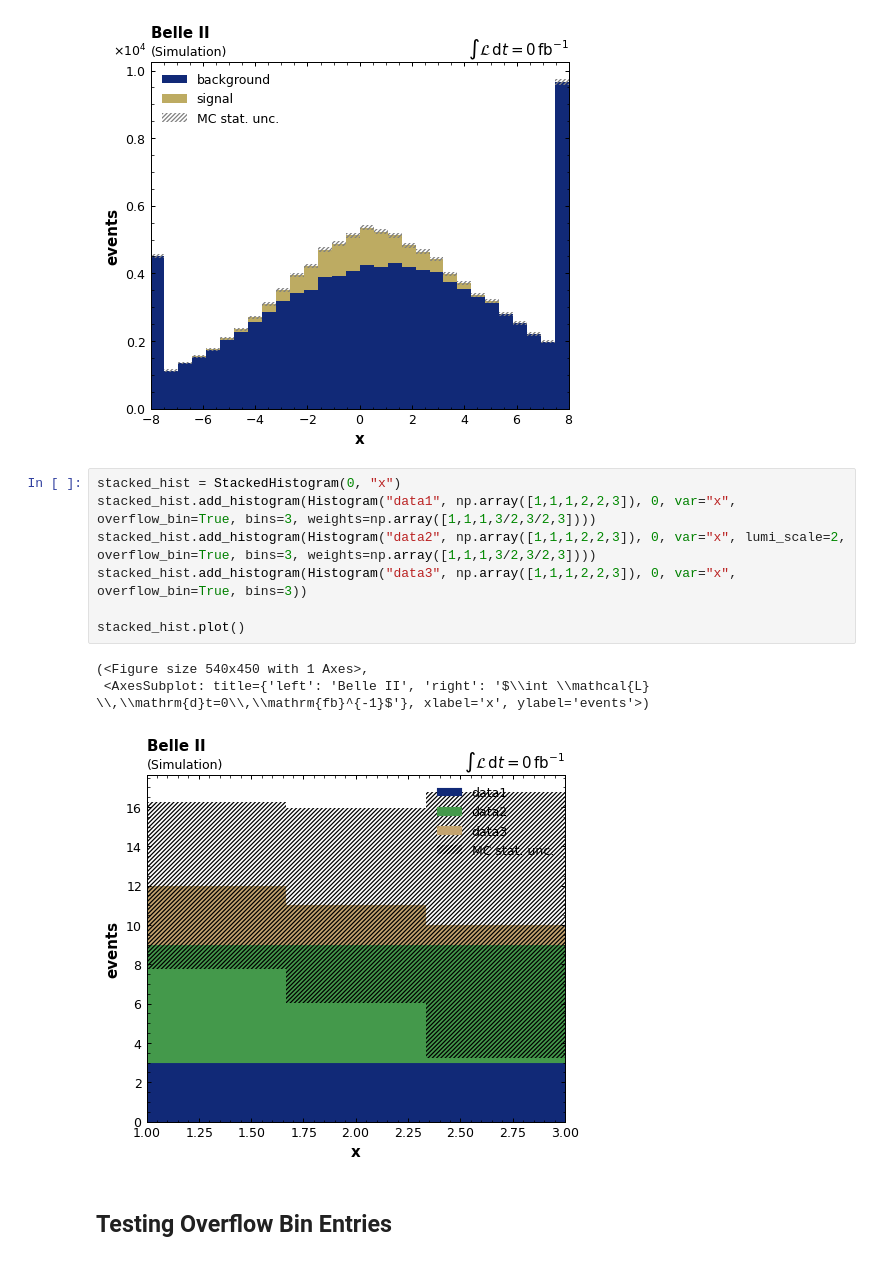
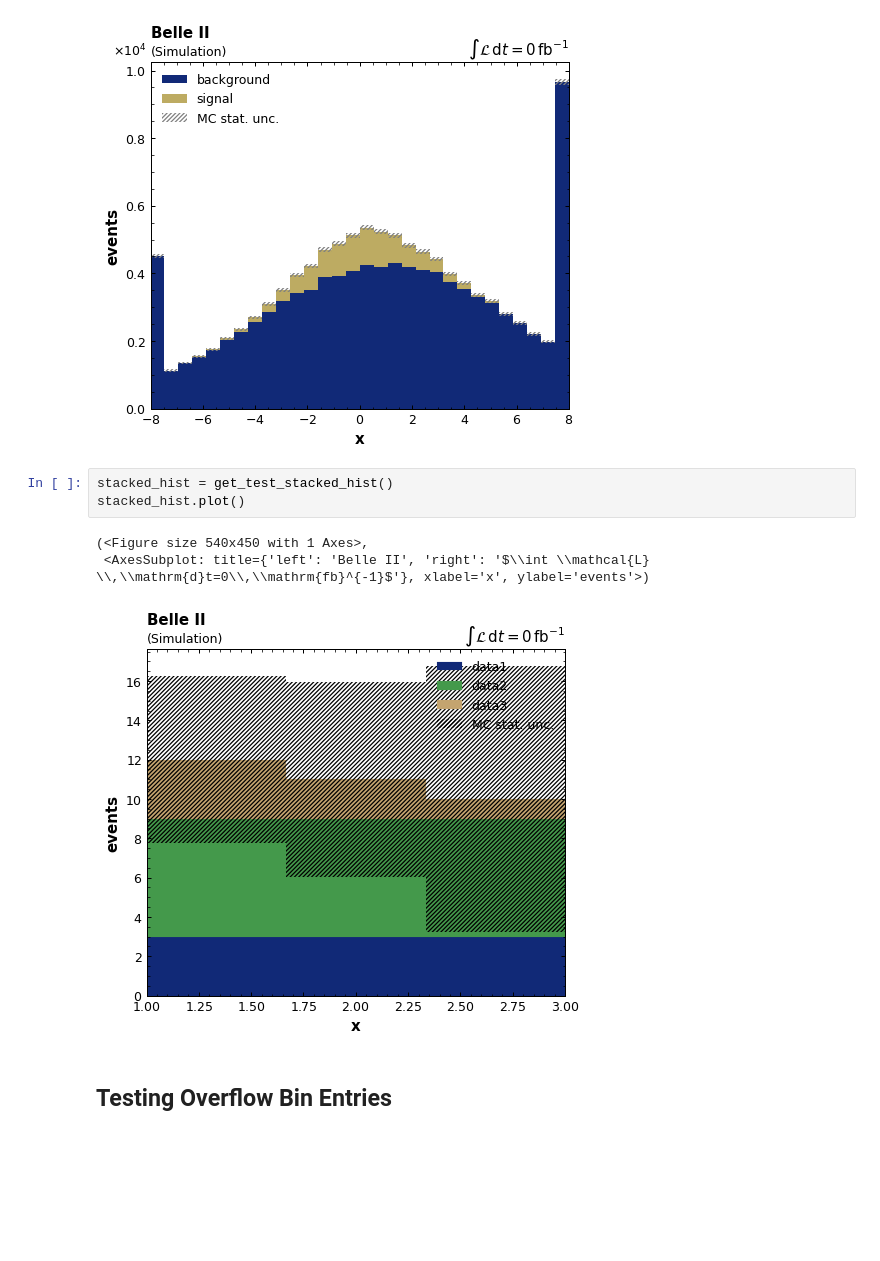
Before and after one commit to anselm-baur/b2analysis, a Jupyter notebook: examples/stacked_histogram.ipynb, the cells around one changed output. Cells and saved outputs as stored; diff of their text form; blank space fills up the shorter version.

```diff
--- a/examples/stacked_histogram.ipynb
+++ b/examples/stacked_histogram.ipynb
@@ -19,17 +34,13 @@ stacked_hist.plot()
 (<Figure size 540x450 with 1 Axes>,
  <AxesSubplot: title={'left': 'Belle II', 'right': '$\\int \\mathcal{L} \\,\\mathrm{d}t=0\\,\\mathrm{fb}^{-1}$'}, xlabel='x', ylabel='events'>)
 [figure]
-# %%
-stacked_hist = StackedHistogram(0, "x")
-stacked_hist.add_histogram(Histogram("data1", np.array([1,1,1,2,2,3]), 0, var="x", overflow_bin=True, bins=3, weights=np.array([1,1,1,3/2,3/2,3])))
-stacked_hist.add_histogram(Histogram("data2", np.array([1,1,1,2,2,3]), 0, var="x", lumi_scale=2, overflow_bin=True, bins=3, weights=np.array([1,1,1,3/2,3/2,3])))
-stacked_hist.add_histogram(Histogram("data3", np.array([1,1,1,2,2,3]), 0, var="x", overflow_bin=True, bins=3))
-
-stacked_hist.plot()
-# %% [output]
-(<Figure size 540x450 with 1 Axes>,
- <AxesSubplot: title={'left': 'Belle II', 'right': '$\\int \\mathcal{L} \\,\\mathrm{d}t=0\\,\\mathrm{fb}^{-1}$'}, xlabel='x', ylabel='events'>)
-[figure, removed]
+# %%
+stacked_hist = get_test_stacked_hist()
+stacked_hist.plot()
+# %% [output]
+(<Figure size 540x450 with 1 Axes>,
+ <AxesSubplot: title={'left': 'Belle II', 'right': '$\\int \\mathcal{L} \\,\\mathrm{d}t=0\\,\\mathrm{fb}^{-1}$'}, xlabel='x', ylabel='events'>)
+[figure, added]
 # %% [markdown]
 ## Testing Overflow Bin Entries
 # %%
```
Also changed, not shown: parts of 10 cells of this notebook, 3 other files.
